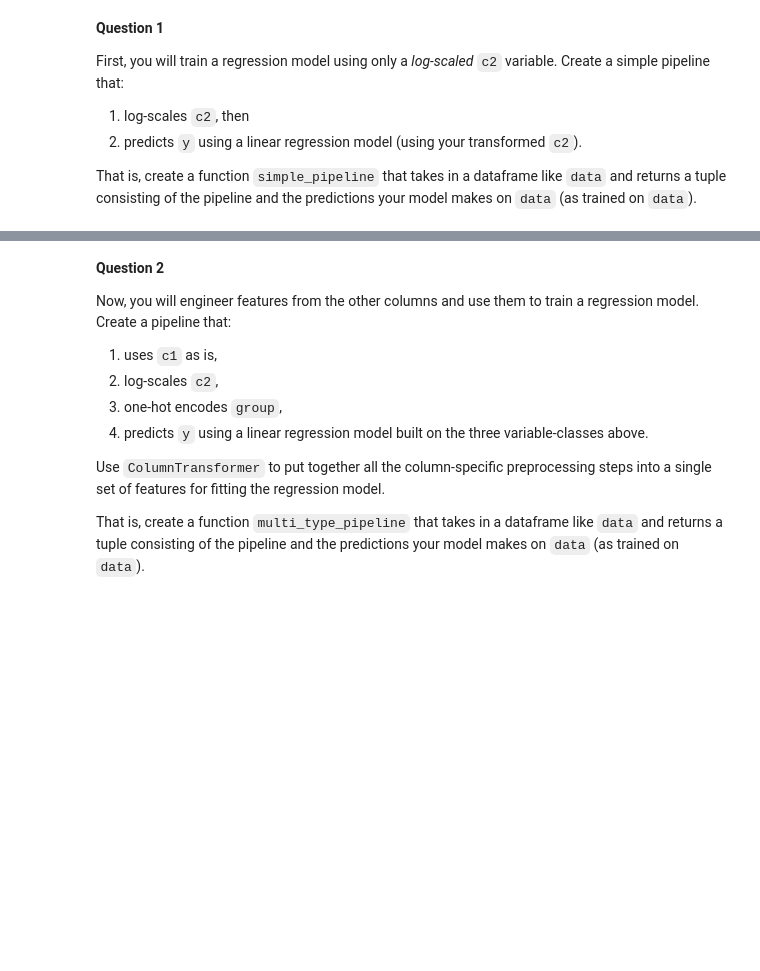
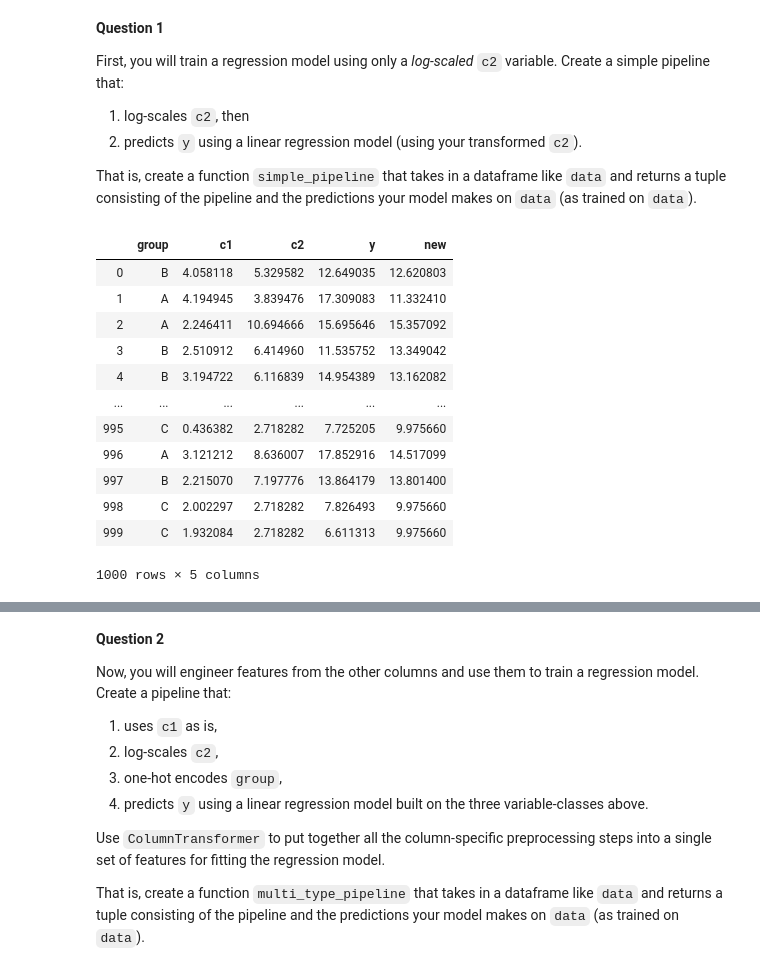
Before and after one commit to harbor-s/dsc80-sp20, a Jupyter notebook: labs/lab09/lab09.ipynb, the cells around one changed output, grey strips where cells are left out. Cells and saved outputs as stored; diff of their text form; code cells hidden in the pictures; blank space fills up the shorter version.

```diff
--- a/labs/lab09/lab09.ipynb
+++ b/labs/lab09/lab09.ipynb
@@ -68,3 +77,19 @@ First, you will train a regression model using only a *log-scaled* `c2` variable
 2. predicts `y` using a linear regression model (using your transformed `c2`).
 
 That is, create a function `simple_pipeline` that takes in a dataframe like `data` and returns a tuple consisting of the pipeline and the predictions your model makes on `data` (as trained on `data`).
+# %%
+data.assign(new=LinearRegression().fit(np.log(data[['c2']]),data[['y']]).predict(np.log(data[['c2']])))
+# %% [output]
+|  | group | c1 | c2 | y | new |
+| 0 | B | 4.058118 | 5.329582 | 12.649035 | 12.620803 |
+| 1 | A | 4.194945 | 3.839476 | 17.309083 | 11.332410 |
+| 2 | A | 2.246411 | 10.694666 | 15.695646 | 15.357092 |
+| 3 | B | 2.510912 | 6.414960 | 11.535752 | 13.349042 |
+| 4 | B | 3.194722 | 6.116839 | 14.954389 | 13.162082 |
+| ... | ... | ... | ... | ... | ... |
+| 995 | C | 0.436382 | 2.718282 | 7.725205 | 9.975660 |
+| 996 | A | 3.121212 | 8.636007 | 17.852916 | 14.517099 |
+| 997 | B | 2.215070 | 7.197776 | 13.864179 | 13.801400 |
+| 998 | C | 2.002297 | 2.718282 | 7.826493 | 9.975660 |
+| 999 | C | 1.932084 | 2.718282 | 6.611313 | 9.975660 |
+1000 rows × 5 columns
```
Also changed, not shown: parts of 18 cells of this notebook, 2 other files.
